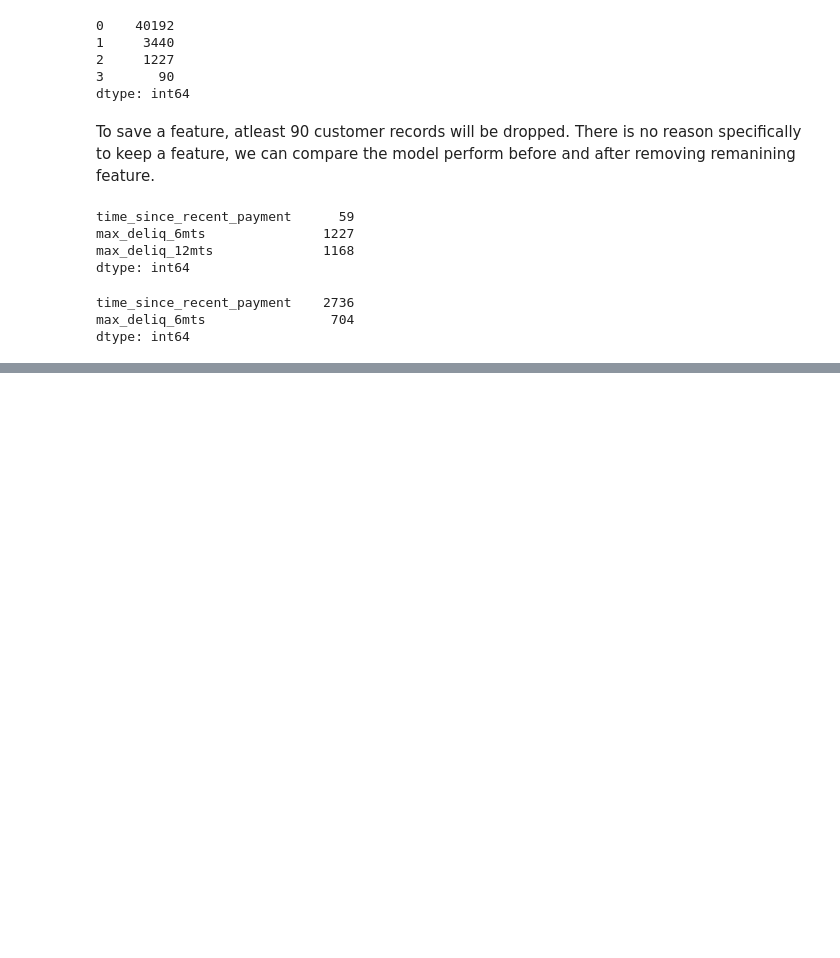
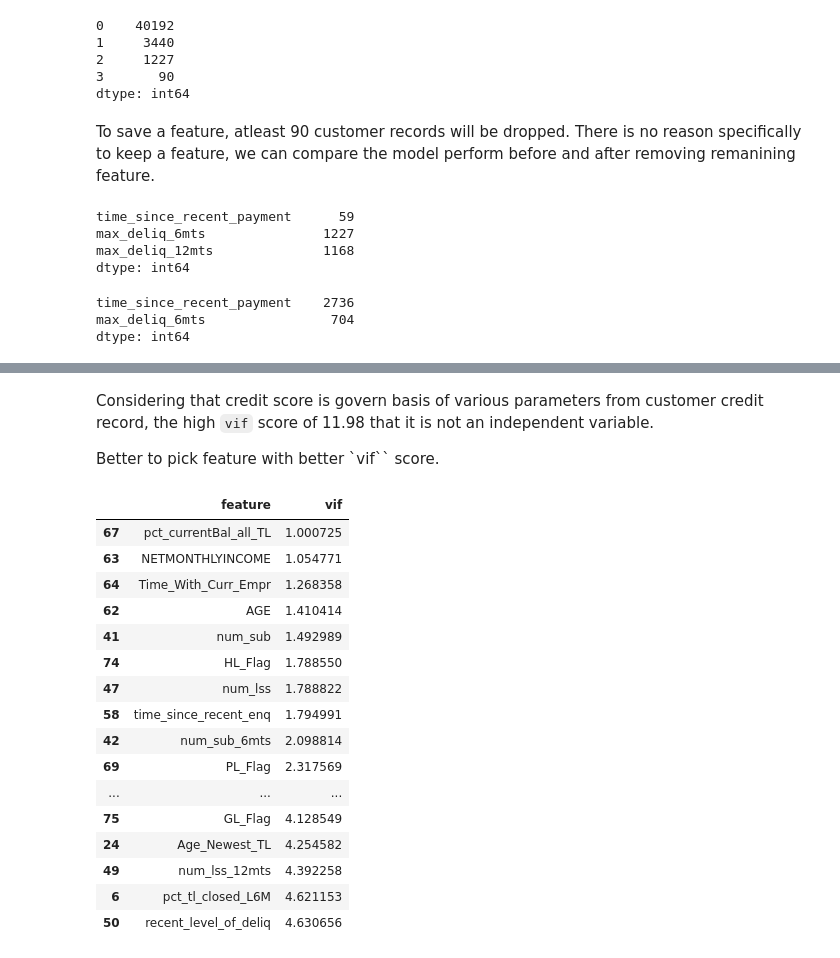
Before and after one commit to shashankgarewal/Credit-Risk-Assessment, a Jupyter notebook: notebook/explore.ipynb, the cells around one changed output, grey strips where cells are left out. Cells and saved outputs as stored; diff of their text form; code cells hidden in the pictures; blank space fills up the shorter version.

```diff
--- a/notebook/explore.ipynb
+++ b/notebook/explore.ipynb
@@ -253,0 +298,24 @@ no_null_df2 = df.dropna(subset=['time_since_recent_payment']).drop(['max_deliq_6
+# %% [markdown]
+Considering that credit score is govern basis of various parameters from customer credit record, the high `vif` score of 11.98 that it is not an independent variable.
+
+Better to pick feature with better `vif`` score.
+# %%
+low_vif_col
+# %% [output]
+|  | feature | vif |
+| 67 | pct_currentBal_all_TL | 1.000725 |
+| 63 | NETMONTHLYINCOME | 1.054771 |
+| 64 | Time_With_Curr_Empr | 1.268358 |
+| 62 | AGE | 1.410414 |
+| 41 | num_sub | 1.492989 |
+| 74 | HL_Flag | 1.788550 |
+| 47 | num_lss | 1.788822 |
+| 58 | time_since_recent_enq | 1.794991 |
+| 42 | num_sub_6mts | 2.098814 |
+| 69 | PL_Flag | 2.317569 |
+| ... | ... | ... |
+| 75 | GL_Flag | 4.128549 |
+| 24 | Age_Newest_TL | 4.254582 |
+| 49 | num_lss_12mts | 4.392258 |
+| 6 | pct_tl_closed_L6M | 4.621153 |
+| 50 | recent_level_of_deliq | 4.630656 |
```
Also changed, not shown: parts of 10 cells of this notebook.
